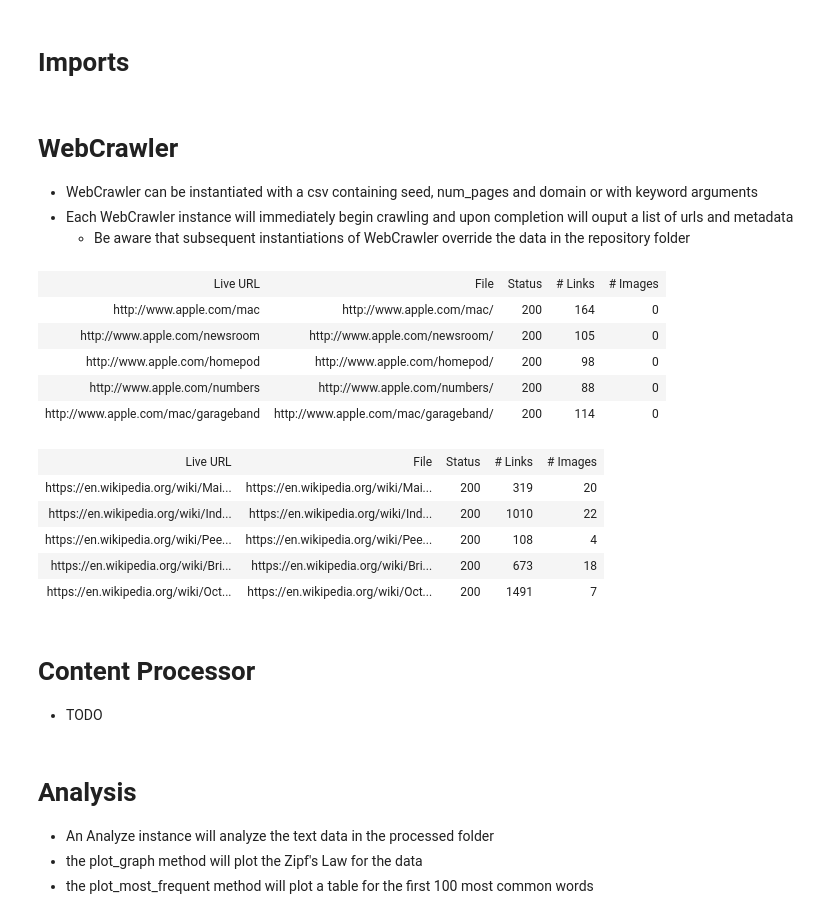
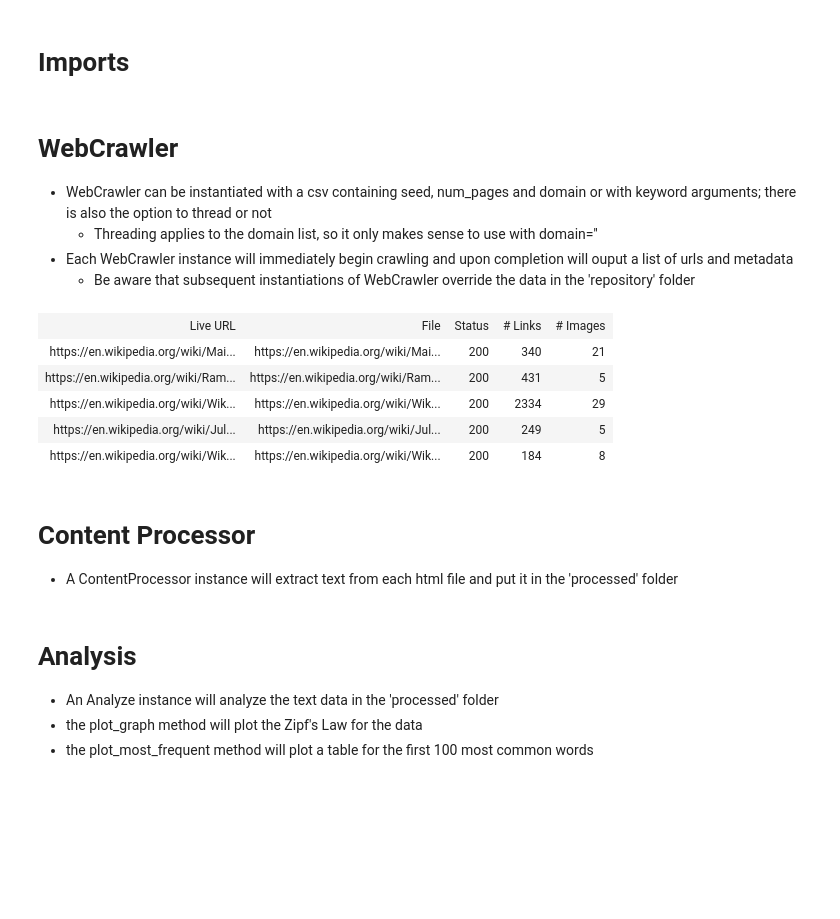
Before and after one commit to eaheah/info-retrieval-group2-project1, a Jupyter notebook: example_usage.ipynb, the cells around one changed output. Cells and saved outputs as stored; diff of their text form; code cells hidden in the pictures; blank space fills up the shorter version.

```diff
--- a/example_usage.ipynb
+++ b/example_usage.ipynb
@@ -11,34 +14,30 @@ import warnings
 warnings.filterwarnings('ignore')
 # %% [markdown]
 # WebCrawler
- - WebCrawler can be instantiated with a csv containing seed, num_pages and domain or with keyword arguments
+ - WebCrawler can be instantiated with a csv containing seed, num_pages and domain or with keyword arguments; there is also the option to thread or not
+     - Threading applies to the domain list, so it only makes sense to use with domain=''
  - Each WebCrawler instance will immediately begin crawling and upon completion will ouput a list of urls and metadata
-     - Be aware that subsequent instantiations of WebCrawler override the data in the repository folder
+     - Be aware that subsequent instantiations of WebCrawler override the data in the 'repository' folder
 # %%
-apple_crawler = WebCrawler('specification.csv')
+# wiki_crawler = WebCrawler('specification.csv')
+# wiki_crawler = WebCrawler(seed='https://en.wikipedia.org/wiki/Main_Page', threaded=True, num_pages=5, domain='en.wikipedia.org')
 wiki_crawler = WebCrawler(seed='https://en.wikipedia.org/wiki/Main_Page', num_pages=5, domain='en.wikipedia.org')
 # %% [output]
 | Live URL | File | Status | # Links | # Images |
-| http://www.apple.com/mac | http://www.apple.com/mac/ | 200 | 164 | 0 |
-| http://www.apple.com/newsroom | http://www.apple.com/newsroom/ | 200 | 105 | 0 |
-| http://www.apple.com/homepod | http://www.apple.com/homepod/ | 200 | 98 | 0 |
-| http://www.apple.com/numbers | http://www.apple.com/numbers/ | 200 | 88 | 0 |
-| http://www.apple.com/mac/garageband | http://www.apple.com/mac/garageband/ | 200 | 114 | 0 |
+| https://en.wikipedia.org/wiki/Mai... | https://en.wikipedia.org/wiki/Mai... | 200 | 340 | 21 |
+| https://en.wikipedia.org/wiki/Ram... | https://en.wikipedia.org/wiki/Ram... | 200 | 431 | 5 |
+| https://en.wikipedia.org/wiki/Wik... | https://en.wikipedia.org/wiki/Wik... | 200 | 2334 | 29 |
+| https://en.wikipedia.org/wiki/Jul... | https://en.wikipedia.org/wiki/Jul... | 200 | 249 | 5 |
+| https://en.wikipedia.org/wiki/Wik... | https://en.wikipedia.org/wiki/Wik... | 200 | 184 | 8 |
-| Live URL | File | Status | # Links | # Images |
-| https://en.wikipedia.org/wiki/Mai... | https://en.wikipedia.org/wiki/Mai... | 200 | 319 | 20 |
-| https://en.wikipedia.org/wiki/Ind... | https://en.wikipedia.org/wiki/Ind... | 200 | 1010 | 22 |
-| https://en.wikipedia.org/wiki/Pee... | https://en.wikipedia.org/wiki/Pee... | 200 | 108 | 4 |
-| https://en.wikipedia.org/wiki/Bri... | https://en.wikipedia.org/wiki/Bri... | 200 | 673 | 18 |
-| https://en.wikipedia.org/wiki/Oct... | https://en.wikipedia.org/wiki/Oct... | 200 | 1491 | 7 |
-# %% [markdown]
-# Content Processor
- - TODO
+# %% [markdown]
+# Content Processor
+ - A ContentProcessor instance will extract text from each html file and put it in the 'processed' folder
 # %%
 cp = ContentProcessor()
 cp.process_repository()
 # %% [markdown]
 # Analysis
-  - An Analyze instance will analyze the text data in the processed folder
+  - An Analyze instance will analyze the text data in the 'processed' folder
   - the plot_graph method will plot the Zipf's Law for the data
   - the plot_most_frequent method will plot a table for the first 100 most common words
 # %%
```
Also changed, not shown: parts of 4 cells of this notebook, 3 other files.
